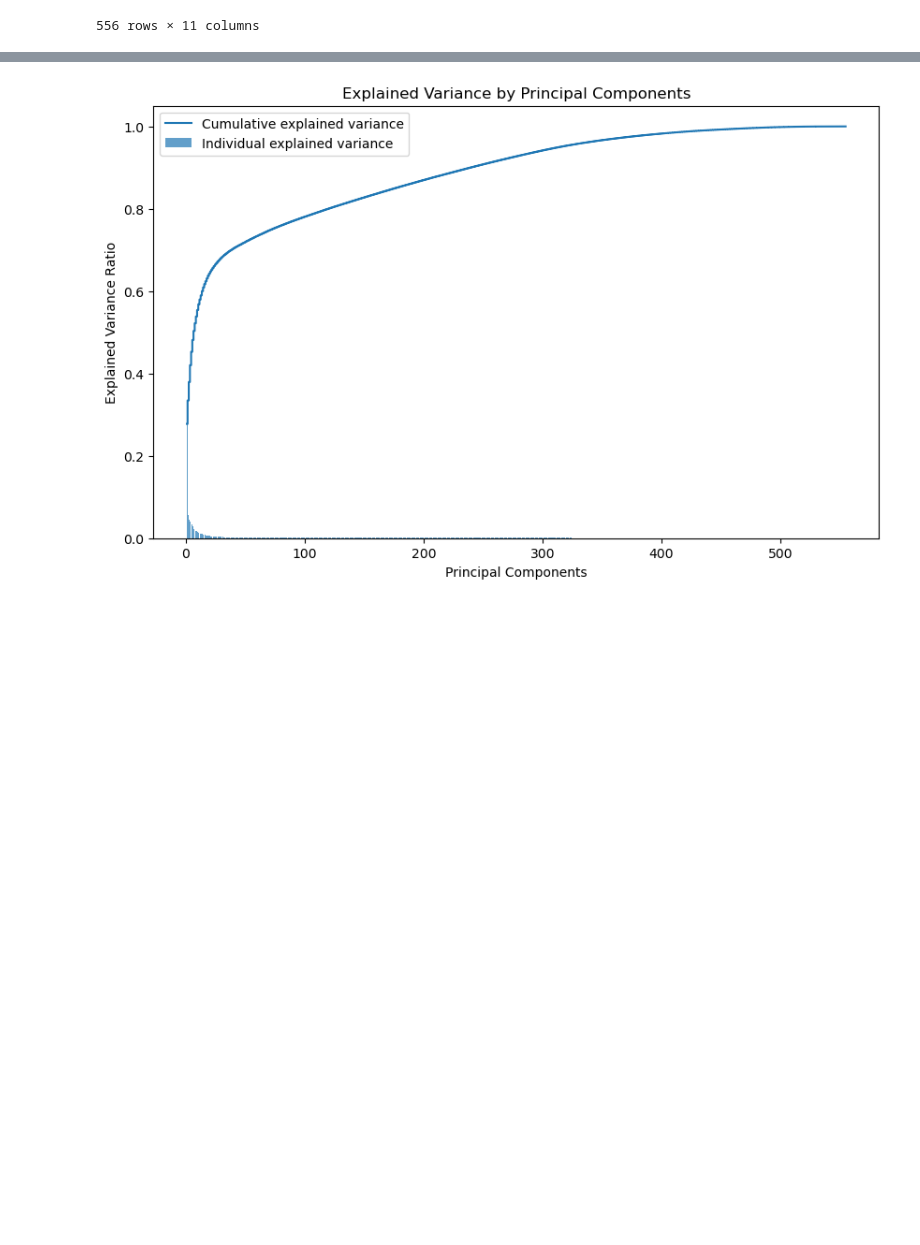
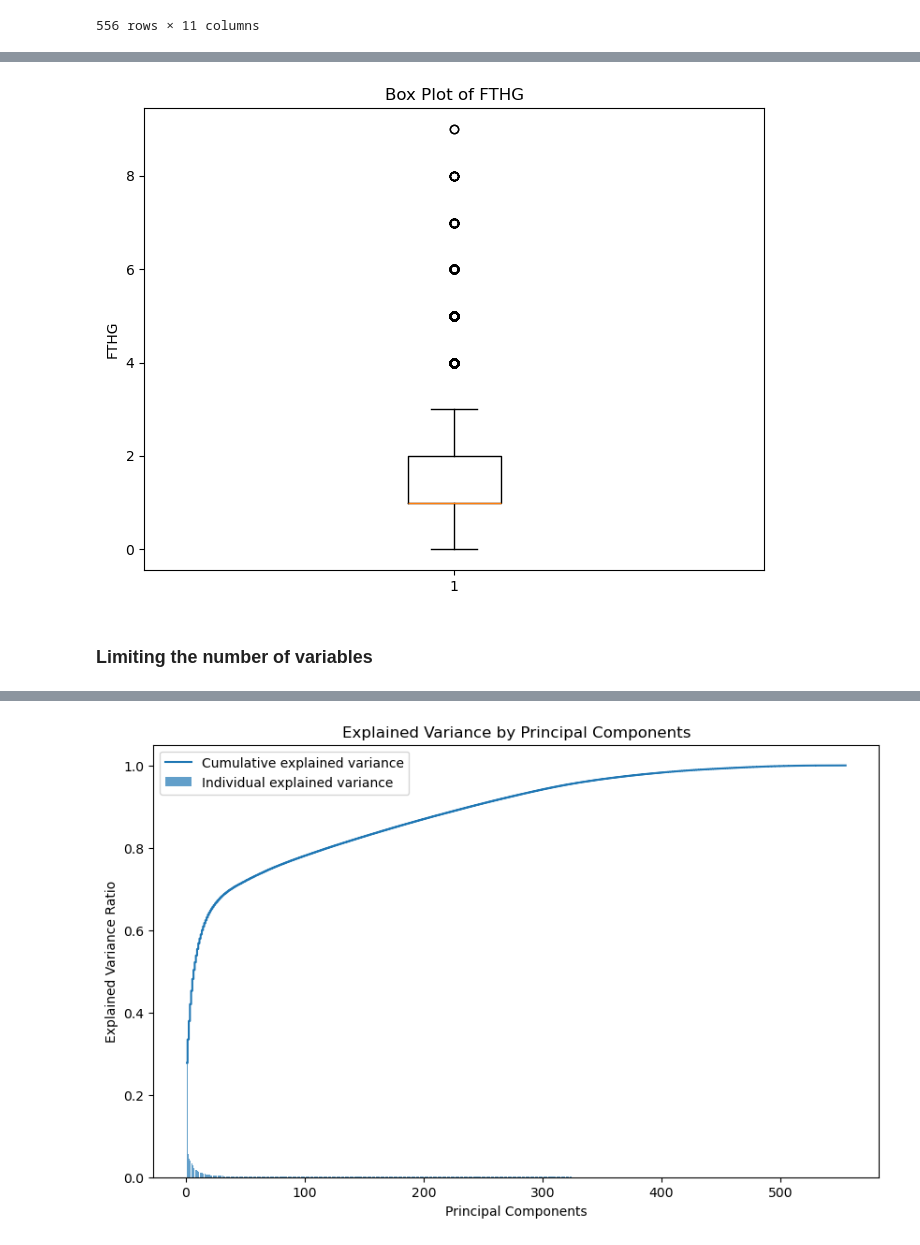
Before and after one commit to mcparaca/Football-betting-model, a Jupyter notebook: Football_predictions_bets_model/Data_preprocessing.ipynb, the cells around one changed output, grey strips where cells are left out. Saved outputs shown, nothing was run; the diff lists cells and outputs as text; code cells hidden in the pictures; blank space fills up the shorter version.

```diff
--- a/Football_predictions_bets_model/Data_preprocessing.ipynb
+++ b/Football_predictions_bets_model/Data_preprocessing.ipynb
@@ -51,6 +75,6 @@ england_data[['HomeTeam','AwayTeam']].to_csv('home_away.csv', index = False)
 # %%
 h2h = pd.read_csv('h2h_data.csv')
 england_data = pd.merge(england_data, h2h[['Date',	'HomeTeam',	'AwayTeam','Home_h2h_Goals',	'Home_h2h_Points',	'Away_h2h_Goals',	'Away_h2h_Points', 'home_elo', 'away_elo', 'month', 'year']], on =['Date',	'HomeTeam',	'AwayTeam'], how = 'left')
-# england_data.drop(['HomeTeam', 'AwayTeam'], axis = 1, inplace = True)
-# england_data.drop(['Date', 'Home xG', 'Away xG', 'Time', 'ovr25_per_game'], axis = 1, inplace= True,errors = 'ignore')
-# england_data = pd.get_dummies(england_data, columns=['Div', 'year', 'month'])
+england_data.drop(['HomeTeam', 'AwayTeam'], axis = 1, inplace = True)
+england_data.drop(['Date', 'Home xG', 'Away xG', 'Time', 'ovr25_per_game'], axis = 1, inplace= True,errors = 'ignore')
+england_data = pd.get_dummies(england_data, columns=['Div', 'year', 'month'])
@@ -293,8 +236,12 @@ for i in range(len(corr_matrix.columns)):
 # %%
 numeric_columns = england_data.select_dtypes(include=['float64', 'int64']).columns
 for i in numeric_columns:
     plt.figure(figsize=(8, 6))
     plt.boxplot(england_data[i].dropna())
     plt.title(f'Box Plot of {i}')
     plt.ylabel(i)
     plt.show()
+    #just show the exemplary
+    break
+# %% [output]
+[figure, added]
@@ -302,0 +248,2 @@ for i in numeric_columns:
+# %% [markdown]
+### Limiting the number of variables
```
Also changed, not shown: parts of 36 cells of this notebook, 8 other files.
